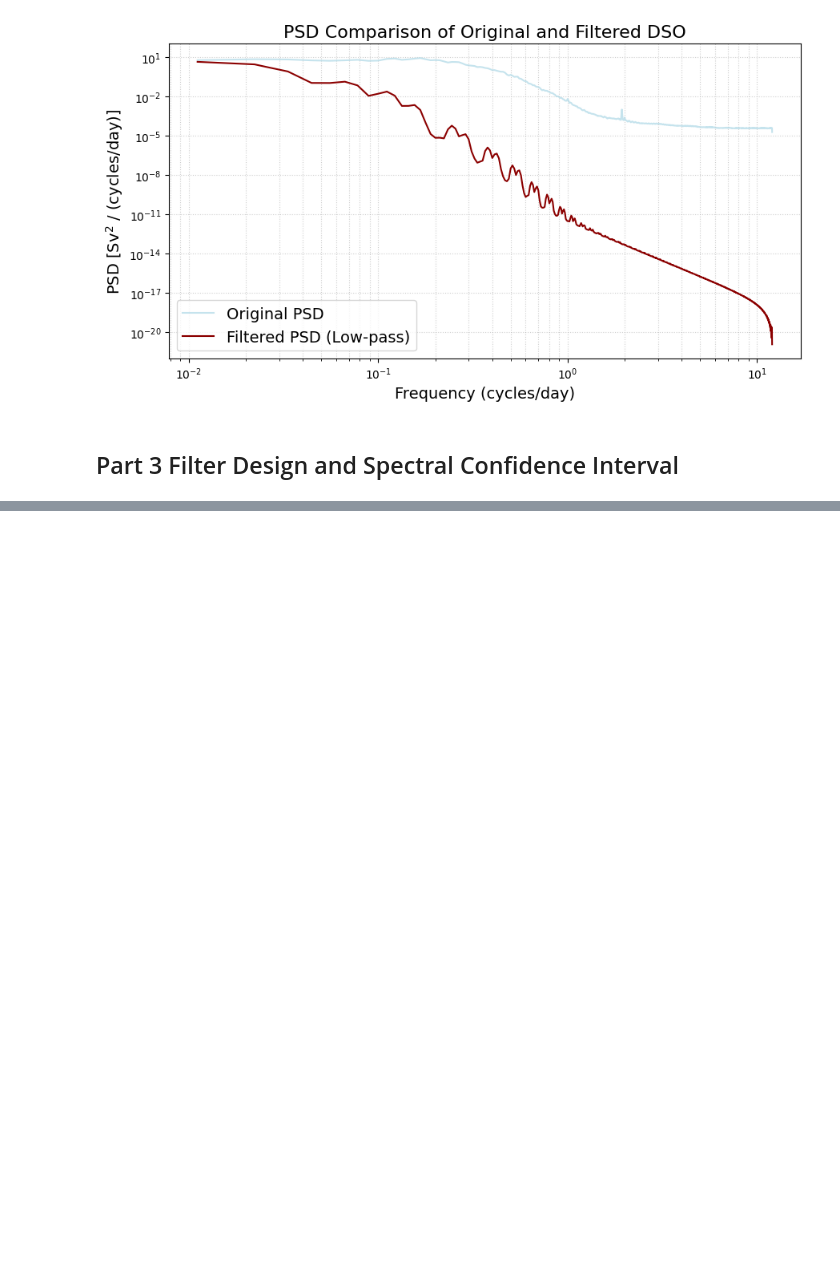
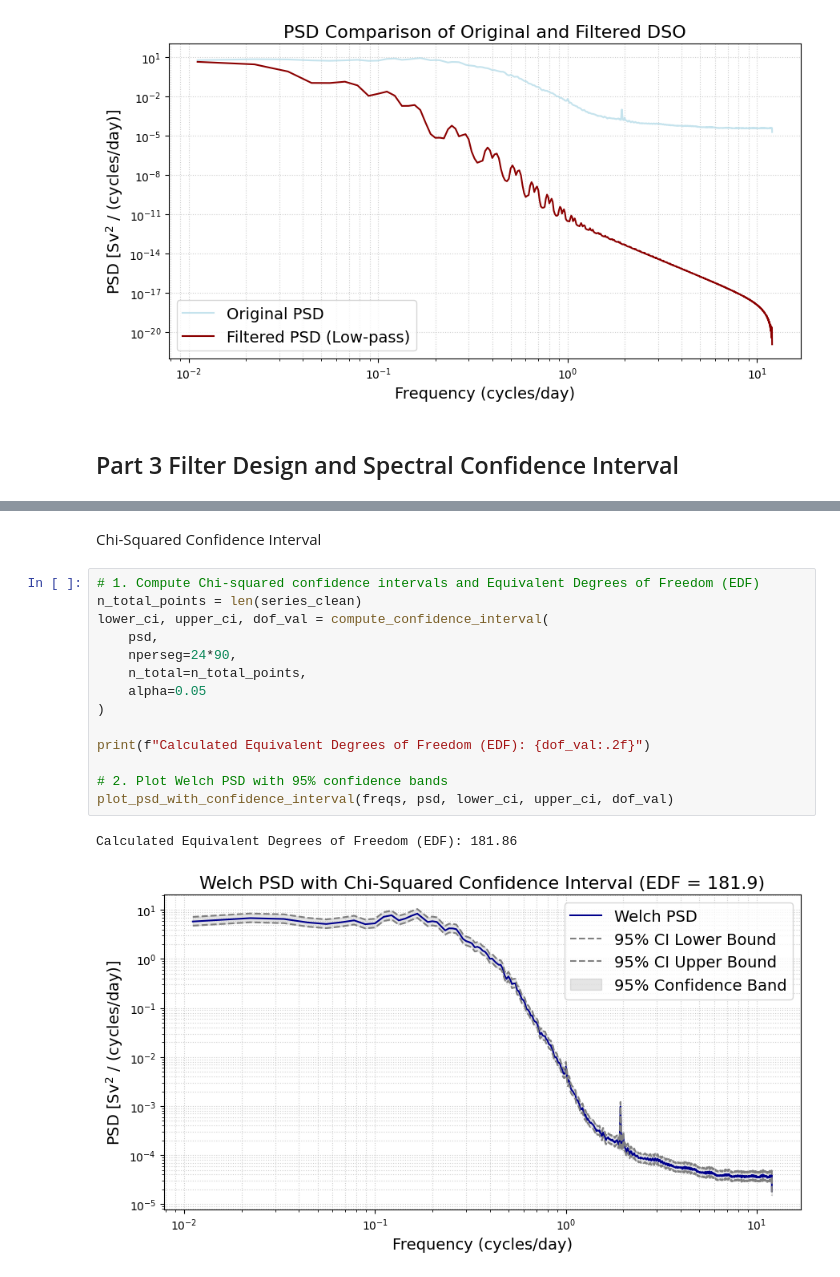
Before and after one commit to Booosiecon/template-assignment, a Jupyter notebook: notebooks/Assignment1.ipynb, the cells around one changed output, grey strips where cells are left out. Saved outputs shown, nothing was run; the diff lists cells and outputs as text; blank space fills up the shorter version.

```diff
--- a/notebooks/Assignment1.ipynb
+++ b/notebooks/Assignment1.ipynb
@@ -167,0 +172,19 @@ plot_filter_frequency_responses(freqs_resp, tukey_db, boxcar_db)
+# %% [markdown]
+Chi-Squared Confidence Interval
+# %%
+# 1. Compute Chi-squared confidence intervals and Equivalent Degrees of Freedom (EDF)
+n_total_points = len(series_clean)
+lower_ci, upper_ci, dof_val = compute_confidence_interval(
+    psd,
+    nperseg=24*90,
+    n_total=n_total_points,
+    alpha=0.05
+)
+
+print(f"Calculated Equivalent Degrees of Freedom (EDF): {dof_val:.2f}")
+
+# 2. Plot Welch PSD with 95% confidence bands
+plot_psd_with_confidence_interval(freqs, psd, lower_ci, upper_ci, dof_val)
+# %% [output]
+Calculated Equivalent Degrees of Freedom (EDF): 181.86
+[figure, added]
```
Also changed, not shown: parts of 2 cells of this notebook, 1 other file.
